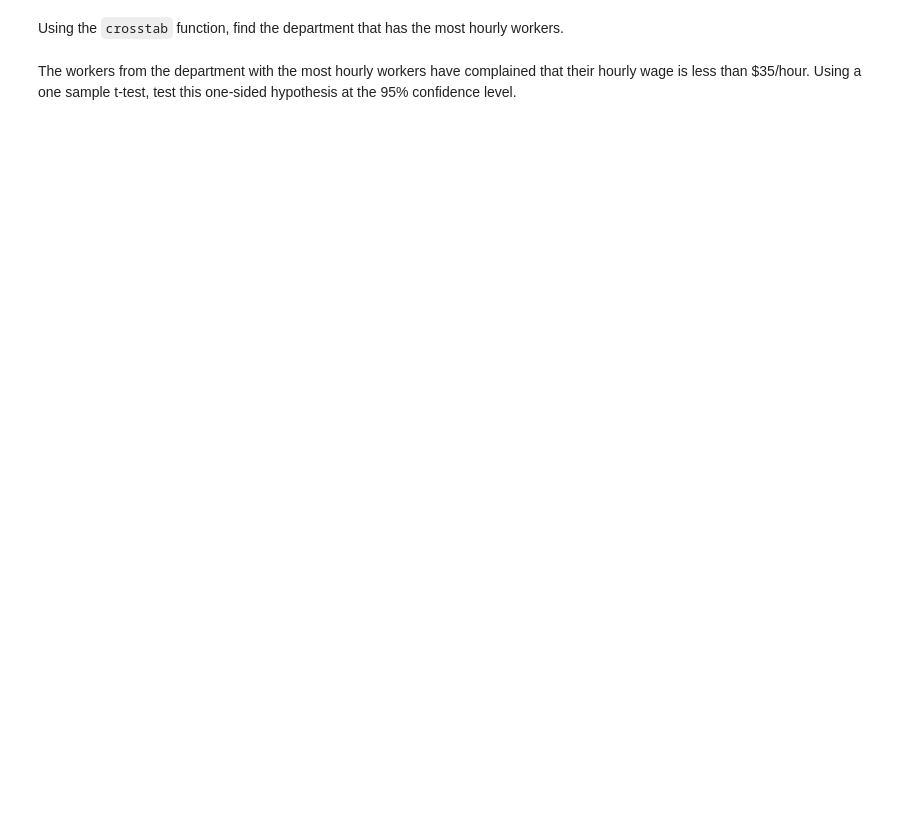
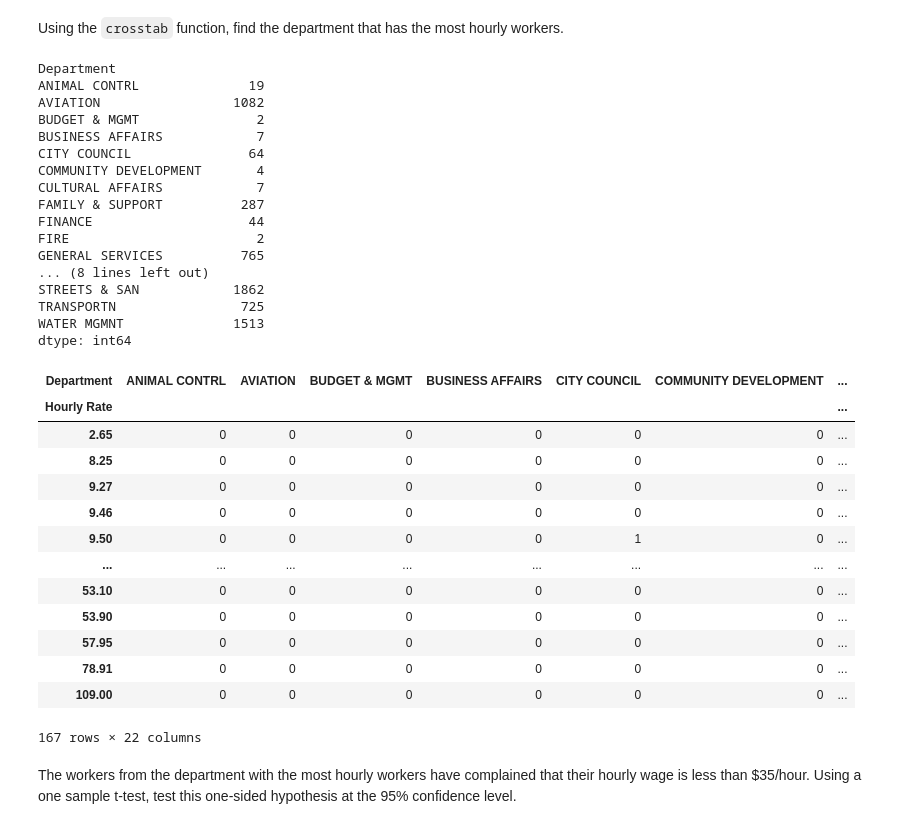
Before and after one commit to ta-data-lis/lab-hypothesis-testing-1, a Jupyter notebook: your-code/main.ipynb, the cells around one changed output. Saved outputs shown, nothing was run; the diff lists cells and outputs as text; code cells hidden in the pictures; blank space fills up the shorter version.

```diff
--- a/your-code/main.ipynb
+++ b/your-code/main.ipynb
@@ -11,6 +15,7 @@
 In this challenge, we will examine all salaries of employees of the City of Chicago. We will start by loading the dataset and examining its contents.
 # %%
 # Your code here:
+data = pd.read_csv('Current_Employee_Names__Salaries__and_Position_Titles.csv')
 # %% [markdown]
 Examine the `salaries` dataset using the `head` function below.
 # %%
@@ -48,2 +161,44 @@ Using the `crosstab` function, find the department that has the most hourly work
+# %%
+# Your code here:
+
+#dep = data.value_counts('Department')
+#hr_rate = data.value_counts('Hourly Rate')
+
+cross = pd.crosstab(index=data['Hourly Rate'], columns=data['Department'])
+display(cross.sum())
+display(cross)
+#It is the STREETS & SAN
+# %% [output]
+Department
+ANIMAL CONTRL              19
+AVIATION                 1082
+BUDGET & MGMT               2
+BUSINESS AFFAIRS            7
+CITY COUNCIL               64
+COMMUNITY DEVELOPMENT       4
+CULTURAL AFFAIRS            7
+FAMILY & SUPPORT          287
+FINANCE                    44
+FIRE                        2
+GENERAL SERVICES          765
+... (8 lines left out)
+STREETS & SAN            1862
+TRANSPORTN                725
+WATER MGMNT              1513
+dtype: int64
+| Department | ANIMAL CONTRL | AVIATION | BUDGET & MGMT | BUSINESS AFFAIRS | CITY COUNCIL | COMMUNITY DEVELOPMENT | ... |
+| Hourly Rate |  |  |  |  |  |  | ... |
+| 2.65 | 0 | 0 | 0 | 0 | 0 | 0 | ... |
+| 8.25 | 0 | 0 | 0 | 0 | 0 | 0 | ... |
+| 9.27 | 0 | 0 | 0 | 0 | 0 | 0 | ... |
+| 9.46 | 0 | 0 | 0 | 0 | 0 | 0 | ... |
+| 9.50 | 0 | 0 | 0 | 0 | 1 | 0 | ... |
+| ... | ... | ... | ... | ... | ... | ... | ... |
+| 53.10 | 0 | 0 | 0 | 0 | 0 | 0 | ... |
+| 53.90 | 0 | 0 | 0 | 0 | 0 | 0 | ... |
+| 57.95 | 0 | 0 | 0 | 0 | 0 | 0 | ... |
+| 78.91 | 0 | 0 | 0 | 0 | 0 | 0 | ... |
+| 109.00 | 0 | 0 | 0 | 0 | 0 | 0 | ... |
+167 rows × 22 columns
 # %% [markdown]
 The workers from the department with the most hourly workers have complained that their hourly wage is less than $35/hour. Using a one sample t-test, test this one-sided hypothesis at the 95% confidence level.
```
Also changed, not shown: parts of 18 cells of this notebook.
